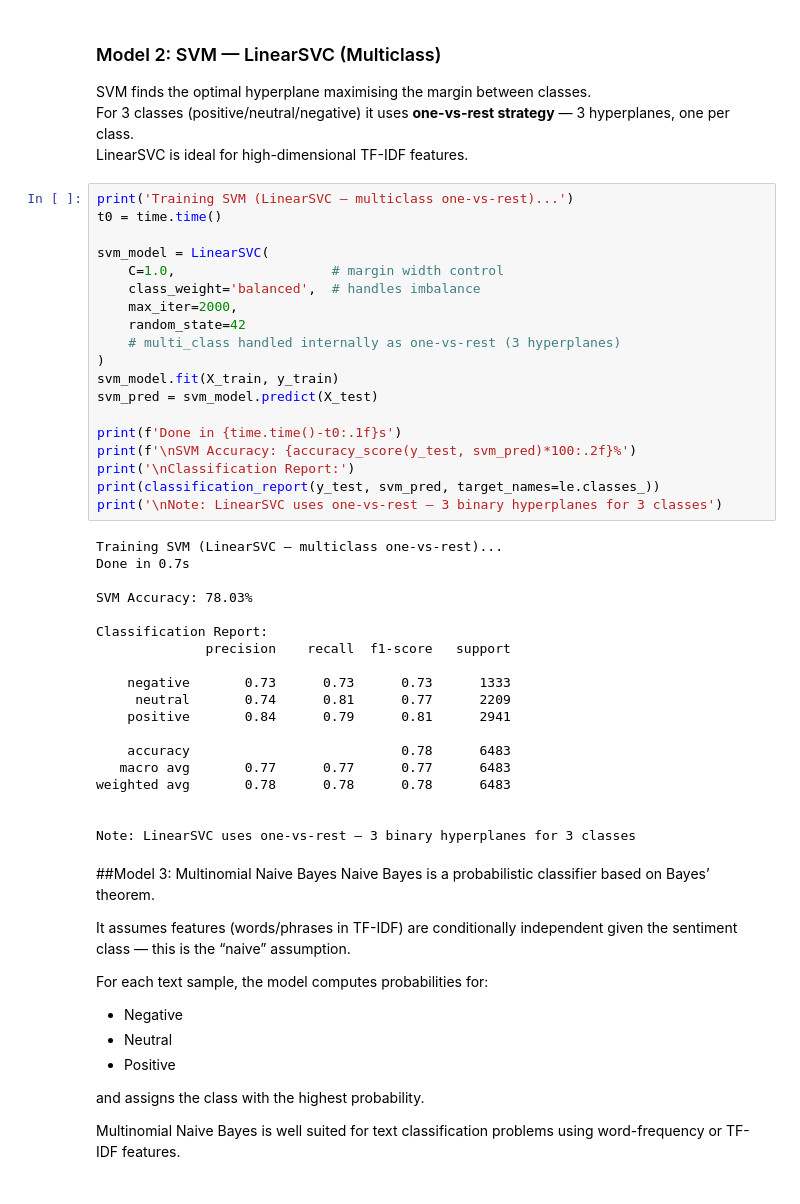
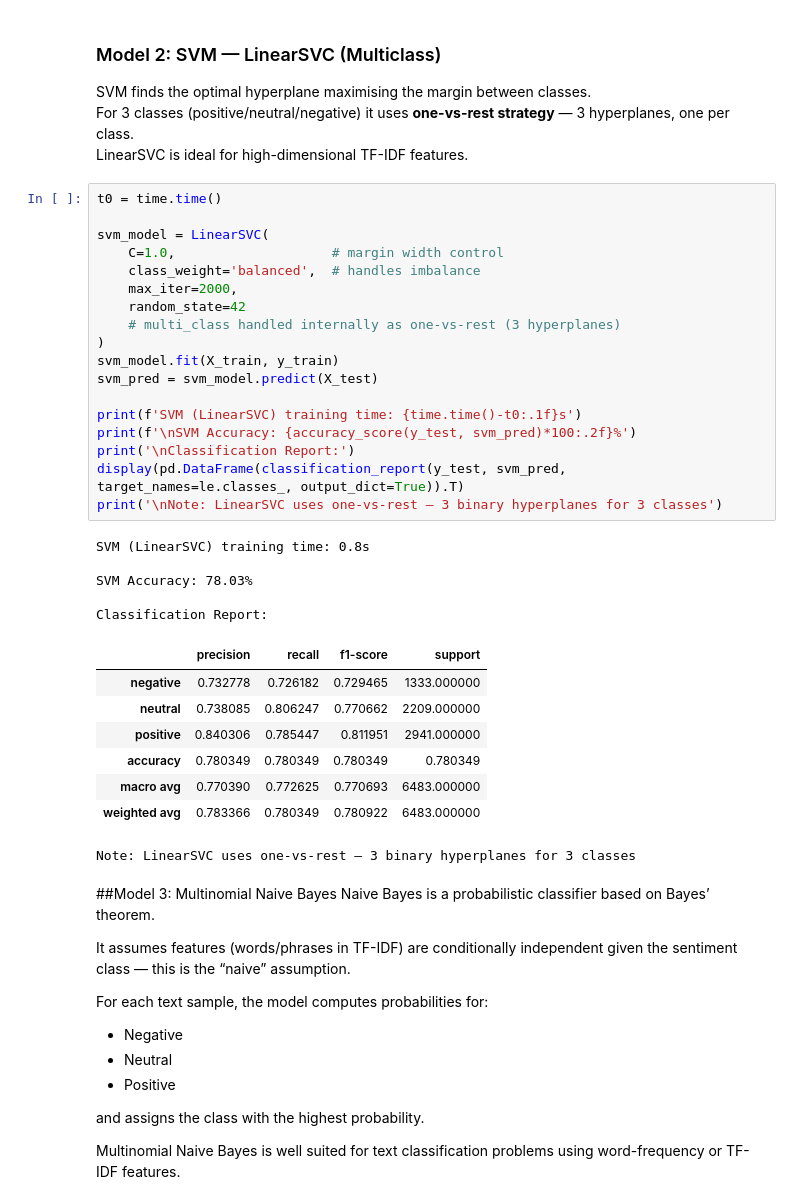
Before and after one commit to anshil75/Sentiment-Analysis-for-Cryptocurrency-Markets, a Jupyter notebook: Preprocessing_Model_Training.ipynb, the cells around one changed output. Saved outputs shown, nothing was run; the diff lists cells and outputs as text.

```diff
--- a/Preprocessing_Model_Training.ipynb
+++ b/Preprocessing_Model_Training.ipynb
@@ -380,43 +397,37 @@ SVM finds the optimal hyperplane maximising the margin between classes.
 For 3 classes (positive/neutral/negative) it uses **one-vs-rest strategy** — 3 hyperplanes, one per class.
 LinearSVC is ideal for high-dimensional TF-IDF features.
 # %%
-print('Training SVM (LinearSVC — multiclass one-vs-rest)...')
 t0 = time.time()
 
 svm_model = LinearSVC(
     C=1.0,                    # margin width control
     class_weight='balanced',  # handles imbalance
     max_iter=2000,
     random_state=42
     # multi_class handled internally as one-vs-rest (3 hyperplanes)
 )
 svm_model.fit(X_train, y_train)
 svm_pred = svm_model.predict(X_test)
 
-print(f'Done in {time.time()-t0:.1f}s')
+print(f'SVM (LinearSVC) training time: {time.time()-t0:.1f}s')
 print(f'\nSVM Accuracy: {accuracy_score(y_test, svm_pred)*100:.2f}%')
 print('\nClassification Report:')
-print(classification_report(y_test, svm_pred, target_names=le.classes_))
+display(pd.DataFrame(classification_report(y_test, svm_pred, target_names=le.classes_, output_dict=True)).T)
 print('\nNote: LinearSVC uses one-vs-rest — 3 binary hyperplanes for 3 classes')
 # %% [output]
-Training SVM (LinearSVC — multiclass one-vs-rest)...
-Done in 0.7s
+SVM (LinearSVC) training time: 0.8s
 
 SVM Accuracy: 78.03%
 
 Classification Report:
-              precision    recall  f1-score   support
-
-    negative       0.73      0.73      0.73      1333
-     neutral       0.74      0.81      0.77      2209
-    positive       0.84      0.79      0.81      2941
-
-    accuracy                           0.78      6483
-   macro avg       0.77      0.77      0.77      6483
-weighted avg       0.78      0.78      0.78      6483
-
-
-Note: LinearSVC uses one-vs-rest — 3 binary hyperplanes for 3 classes
+|  | precision | recall | f1-score | support |
+| negative | 0.732778 | 0.726182 | 0.729465 | 1333.000000 |
+| neutral | 0.738085 | 0.806247 | 0.770662 | 2209.000000 |
+| positive | 0.840306 | 0.785447 | 0.811951 | 2941.000000 |
+| accuracy | 0.780349 | 0.780349 | 0.780349 | 0.780349 |
+| macro avg | 0.770390 | 0.772625 | 0.770693 | 6483.000000 |
+| weighted avg | 0.783366 | 0.780349 | 0.780922 | 6483.000000 |
+Note: LinearSVC uses one-vs-rest — 3 binary hyperplanes for 3 classes
 # %% [markdown]
 ##Model 3: Multinomial Naive Bayes
 Naive Bayes is a probabilistic classifier based on Bayes’ theorem.
```
Also changed, not shown: parts of 20 cells of this notebook.
